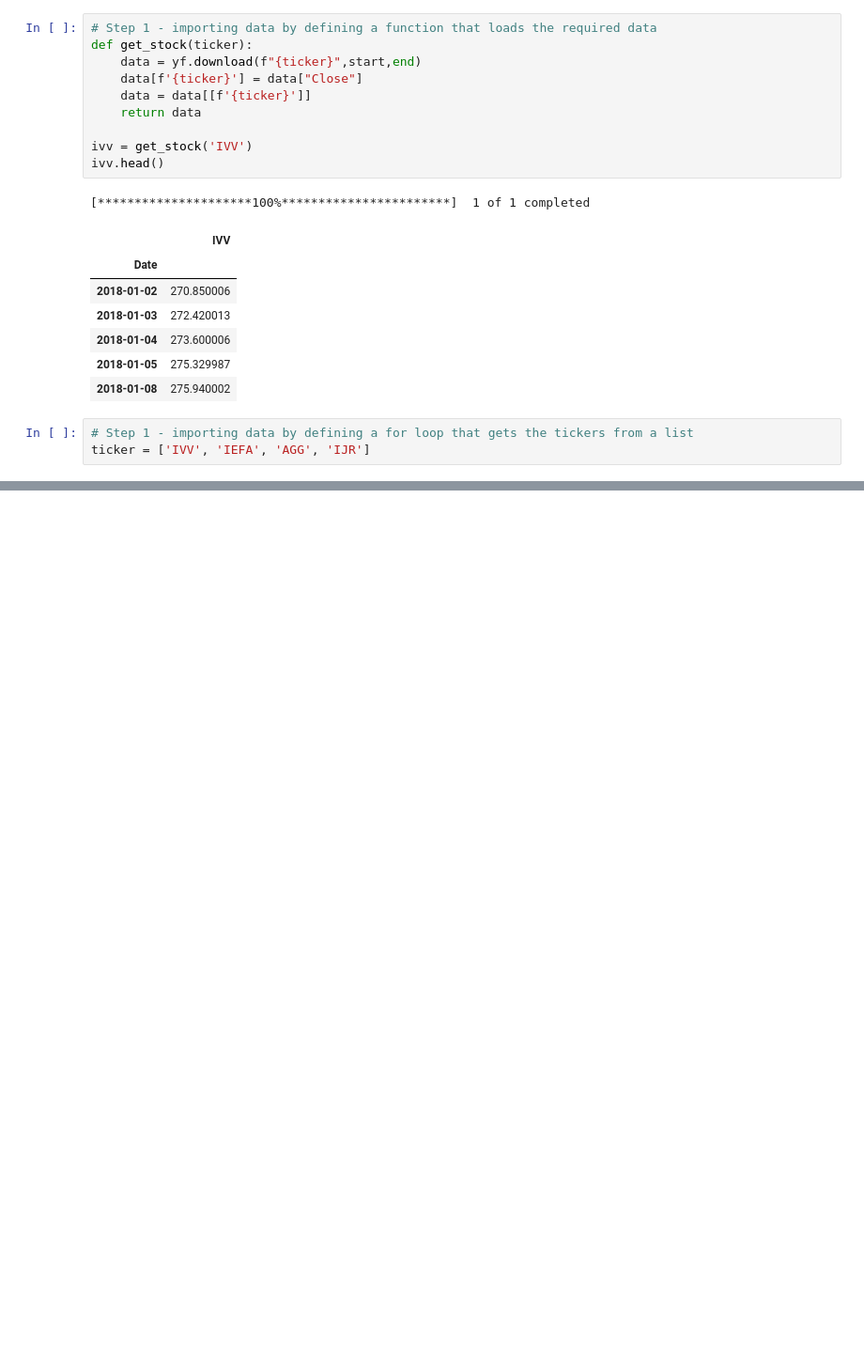
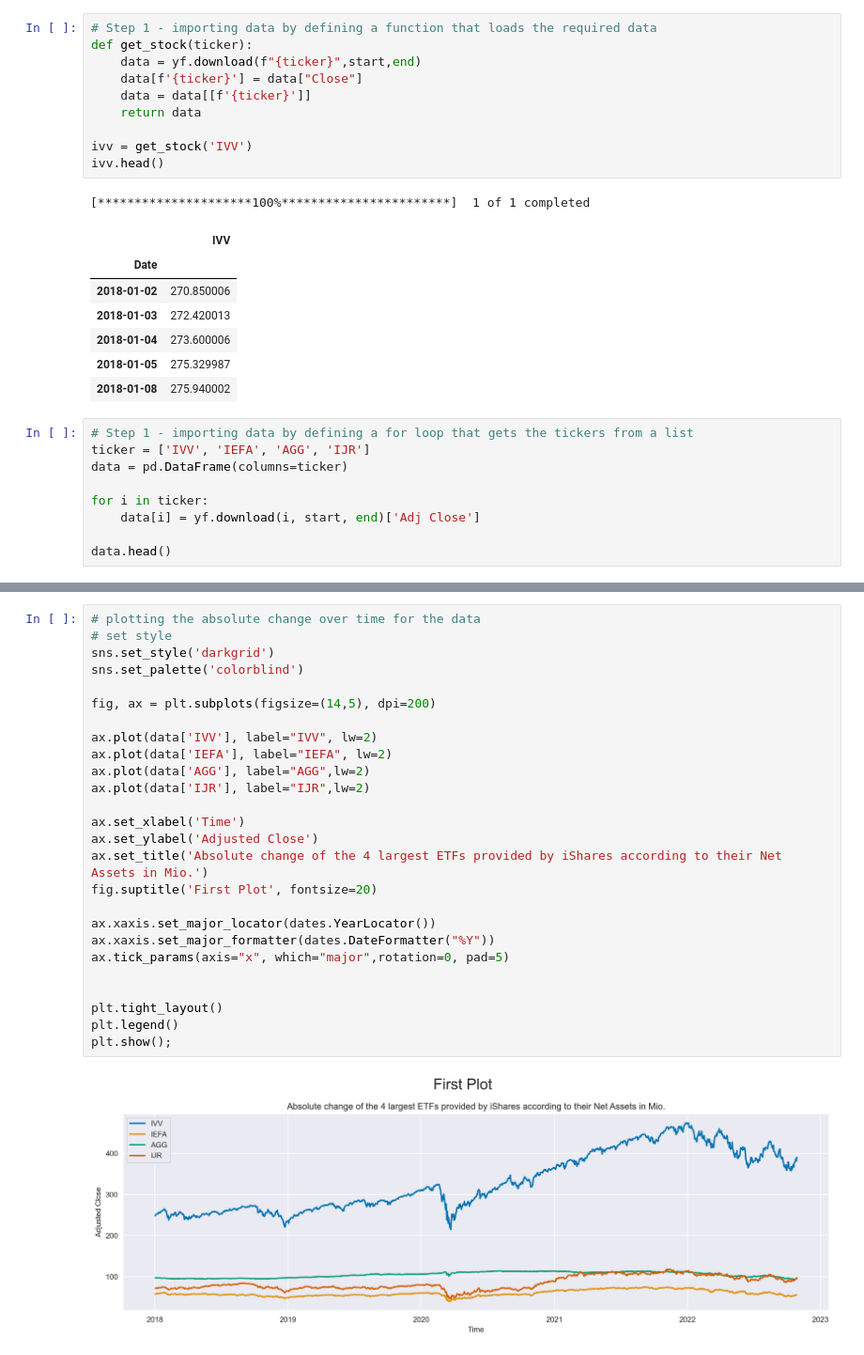
Before and after one commit to Ankru98/finengin, a Jupyter notebook: Code_Jupiter.ipynb, the cells around one changed output, grey strips where cells are left out. Shown: that part at 94% size. Drawn from its saved outputs; the diff is of its cells as text; blank space fills up the shorter version.

```diff
--- a/Code_Jupiter.ipynb
+++ b/Code_Jupiter.ipynb
@@ -65,3 +66,9 @@ ivv.head()
 # %%
 # Step 1 - importing data by defining a for loop that gets the tickers from a list
 ticker = ['IVV', 'IEFA', 'AGG', 'IJR']
+data = pd.DataFrame(columns=ticker)
+
+for i in ticker:
+    data[i] = yf.download(i, start, end)['Adj Close']
+
+data.head()
@@ -101,0 +98,28 @@ plt.show();
+# %%
+# plotting the absolute change over time for the data
+# set style
+sns.set_style('darkgrid')
+sns.set_palette('colorblind')
+
+fig, ax = plt.subplots(figsize=(14,5), dpi=200)
+
+ax.plot(data['IVV'], label="IVV", lw=2)
+ax.plot(data['IEFA'], label="IEFA", lw=2)
+ax.plot(data['AGG'], label="AGG",lw=2)
+ax.plot(data['IJR'], label="IJR",lw=2)
+
+ax.set_xlabel('Time')
+ax.set_ylabel('Adjusted Close')
+ax.set_title('Absolute change of the 4 largest ETFs provided by iShares according to their Net Assets in Mio.')
+fig.suptitle('First Plot', fontsize=20)
+
+ax.xaxis.set_major_locator(dates.YearLocator())
+ax.xaxis.set_major_formatter(dates.DateFormatter("%Y"))
+ax.tick_params(axis="x", which="major",rotation=0, pad=5)
+
+
+plt.tight_layout()
+plt.legend()
+plt.show();
+# %% [output]
+[figure, added]
```
Also changed, not shown: parts of 10 cells of this notebook.
